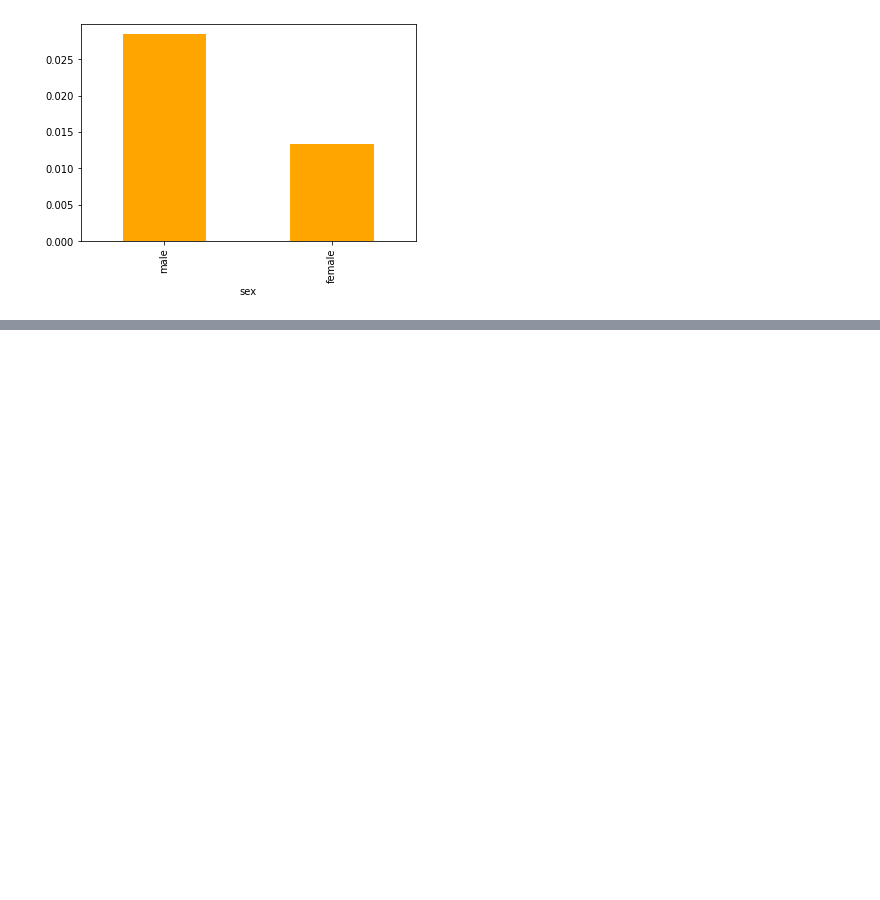
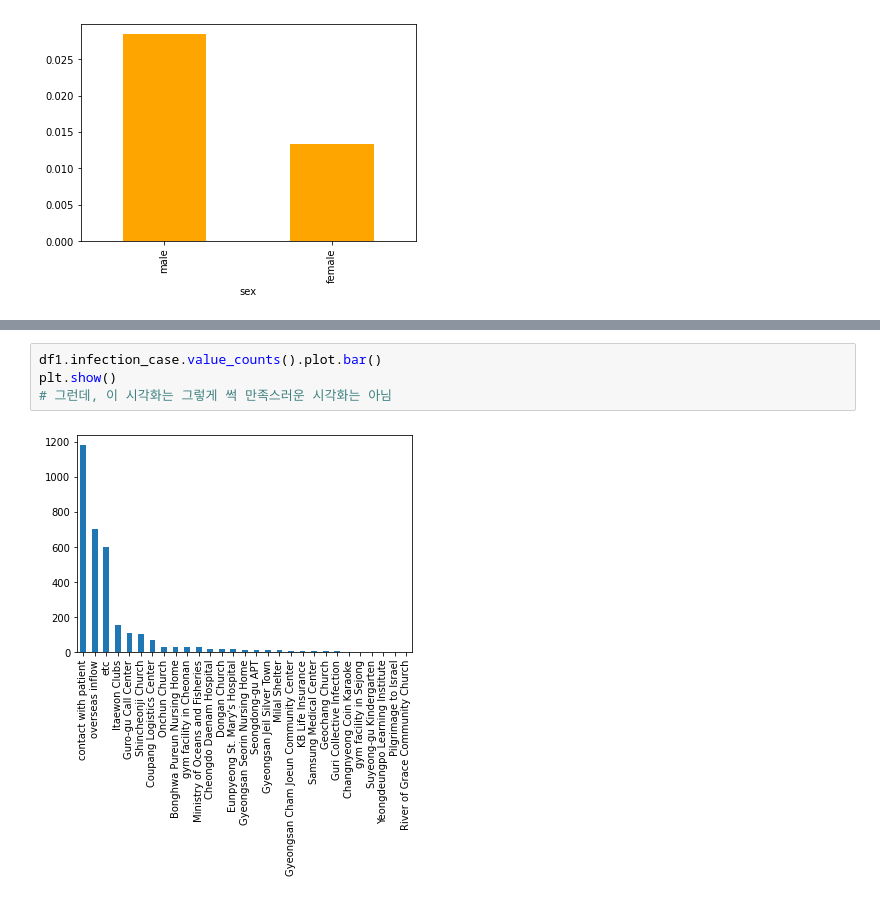
Before and after one commit to yeonnex/Colab, a Jupyter notebook: 코로나시각화.ipynb, the cells around one changed output, grey strips where cells are left out. Cells and saved outputs as stored; diff of their text form; blank space fills up the shorter version.

```diff
--- a/코로나시각화.ipynb
+++ b/코로나시각화.ipynb
@@ -432,0 +538,6 @@ plt.show()
+# %%
+df1.infection_case.value_counts().plot.bar()
+plt.show()
+# 그런데, 이 시각화는 그렇게 썩 만족스러운 시각화는 아님
+# %% [output]
+[figure, added]
```
Also changed, not shown: parts of 19 cells of this notebook.
